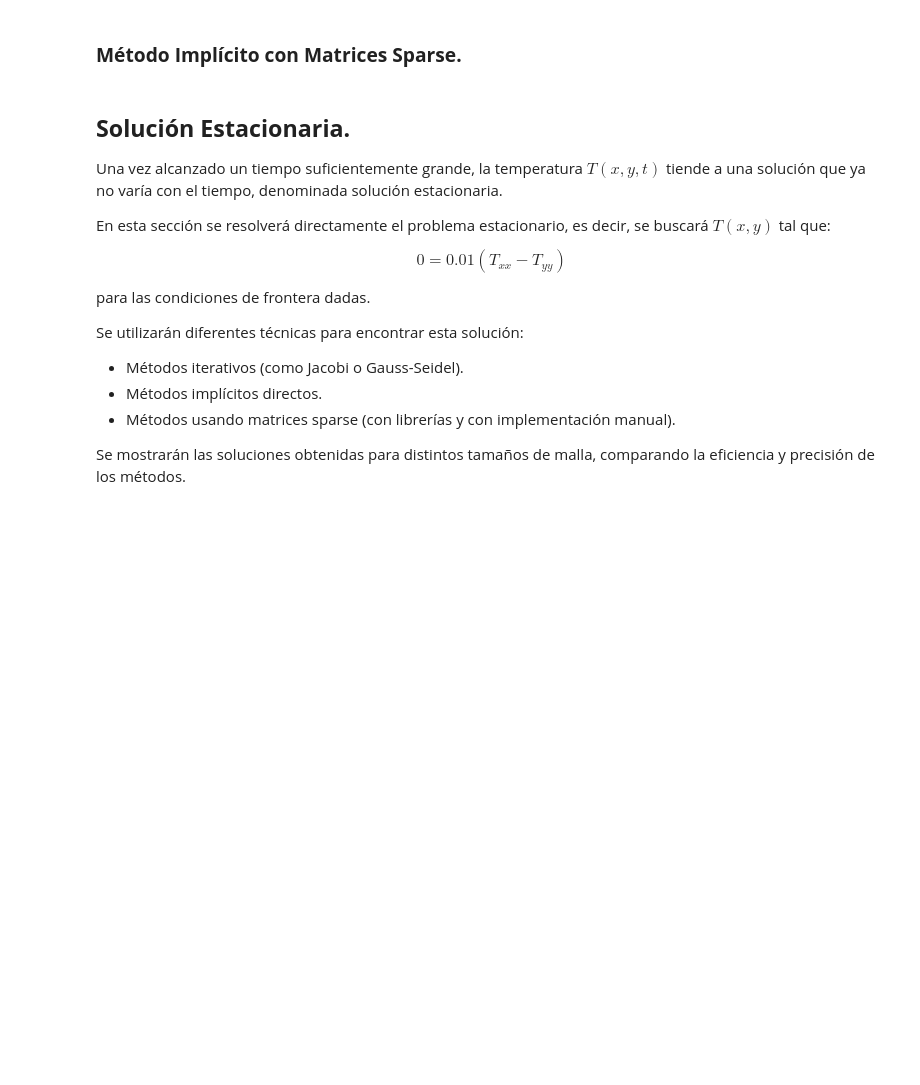
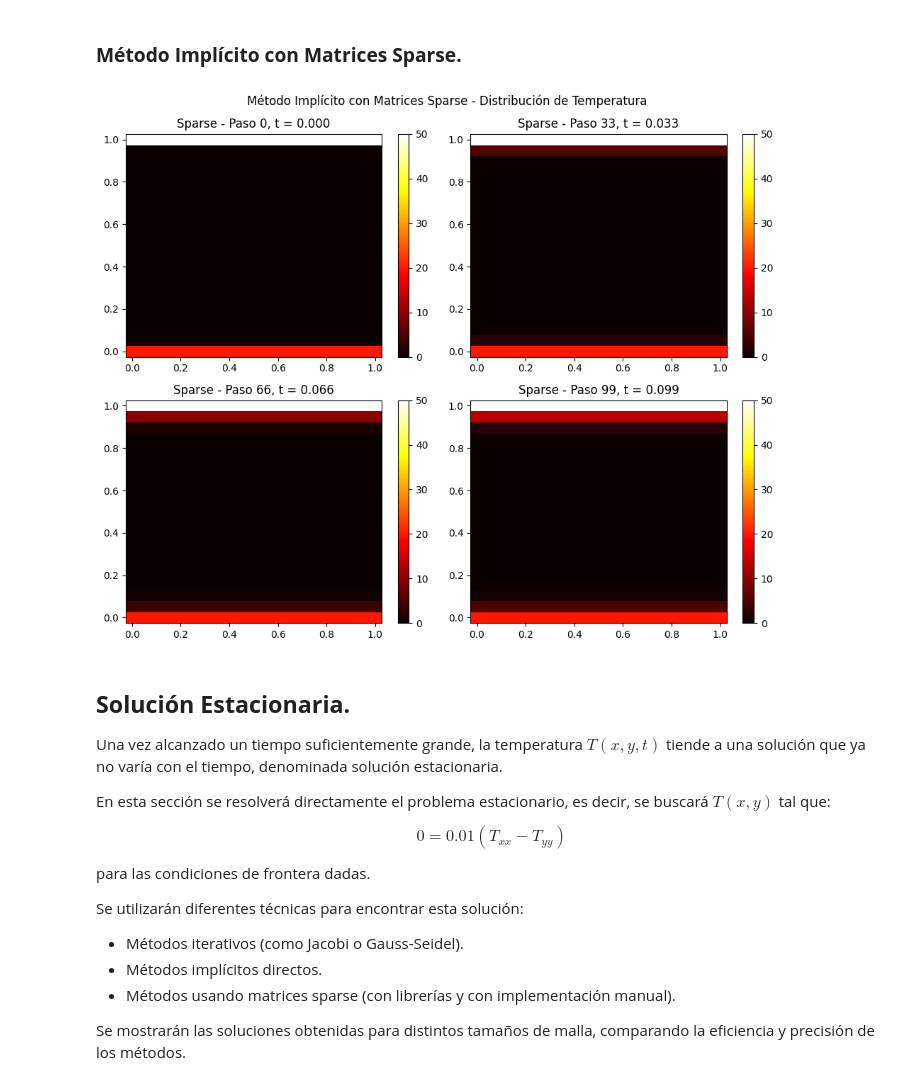
Before and after one commit to mgonzalz/sn_talleres, a Jupyter notebook: notebooks/informe-02__ecuacion-calor.ipynb, the cells around one changed output. Drawn from its saved outputs; the diff is of its cells as text; code cells hidden in the pictures; blank space fills up the shorter version.

```diff
--- a/notebooks/informe-02__ecuacion-calor.ipynb
+++ b/notebooks/informe-02__ecuacion-calor.ipynb
@@ -242,3 +360,24 @@ plt.show()
+# %%
+# Visualización resultados método implícito sparse
+resultados_sparse = metodo_implicito_sparse_2D(Nx, Ny, alpha, dx, dy, dt, Nt)
+
+x = np.linspace(0, Lx, Nx)
+y = np.linspace(0, Ly, Ny)
+X, Y = np.meshgrid(x, y)
+
+fig, axes = plt.subplots(2, 2, figsize=(10, 8))
+tiempos = list(resultados_sparse.keys())
+
+for ax, n in zip(axes.flat, tiempos):
+    im = ax.pcolormesh(X, Y, resultados_sparse[n].T, shading='auto', cmap='hot')
+    ax.set_title(f"Sparse - Paso {n}, t = {n*dt:.3f}")
+    fig.colorbar(im, ax=ax)
+
+plt.suptitle("Método Implícito con Matrices Sparse - Distribución de Temperatura")
+plt.tight_layout()
+plt.show()
+# %% [output]
+[figure, added]
 # %% [markdown]
 ## **Solución Estacionaria.**
 
```
Also changed, not shown: parts of 4 cells of this notebook.
